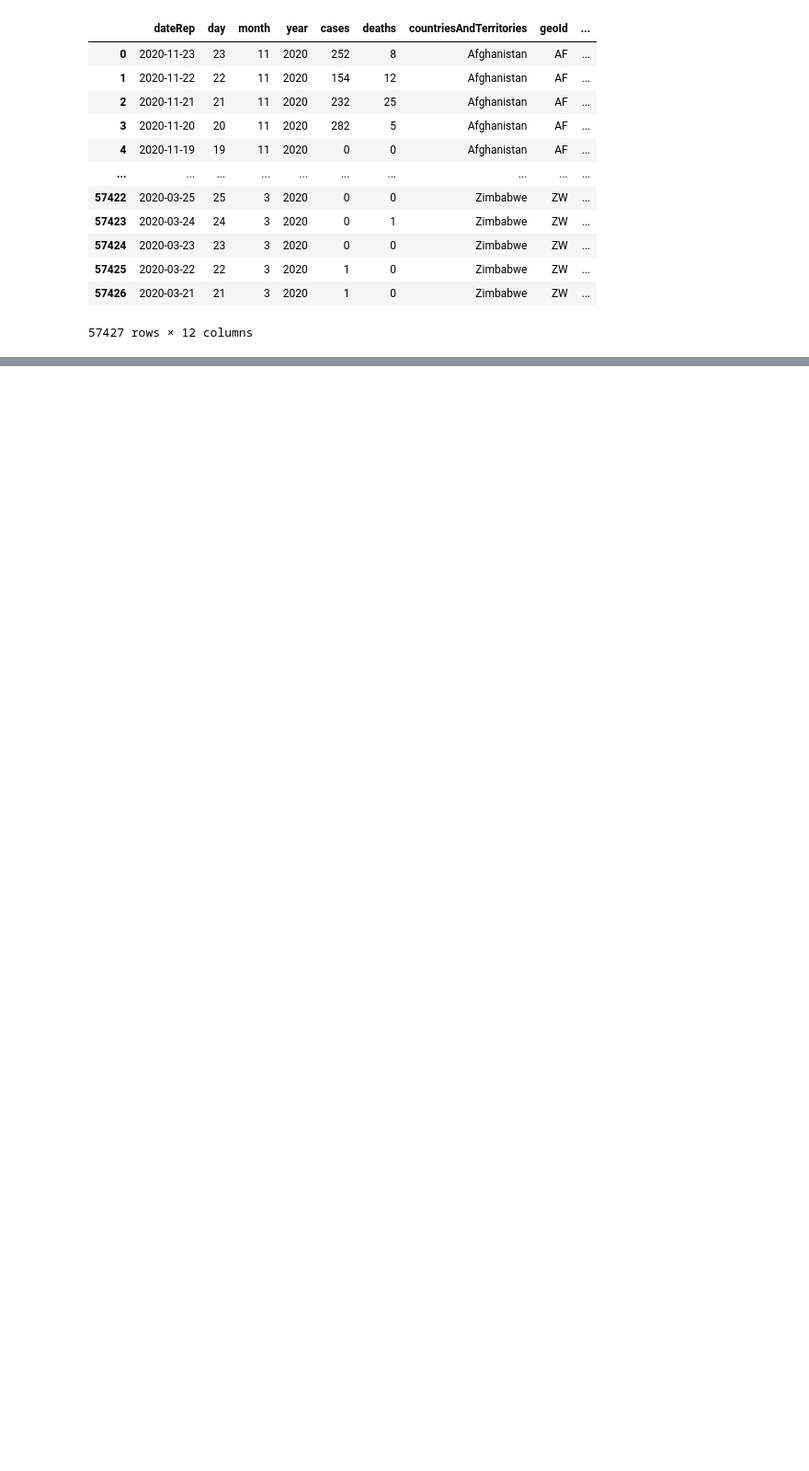
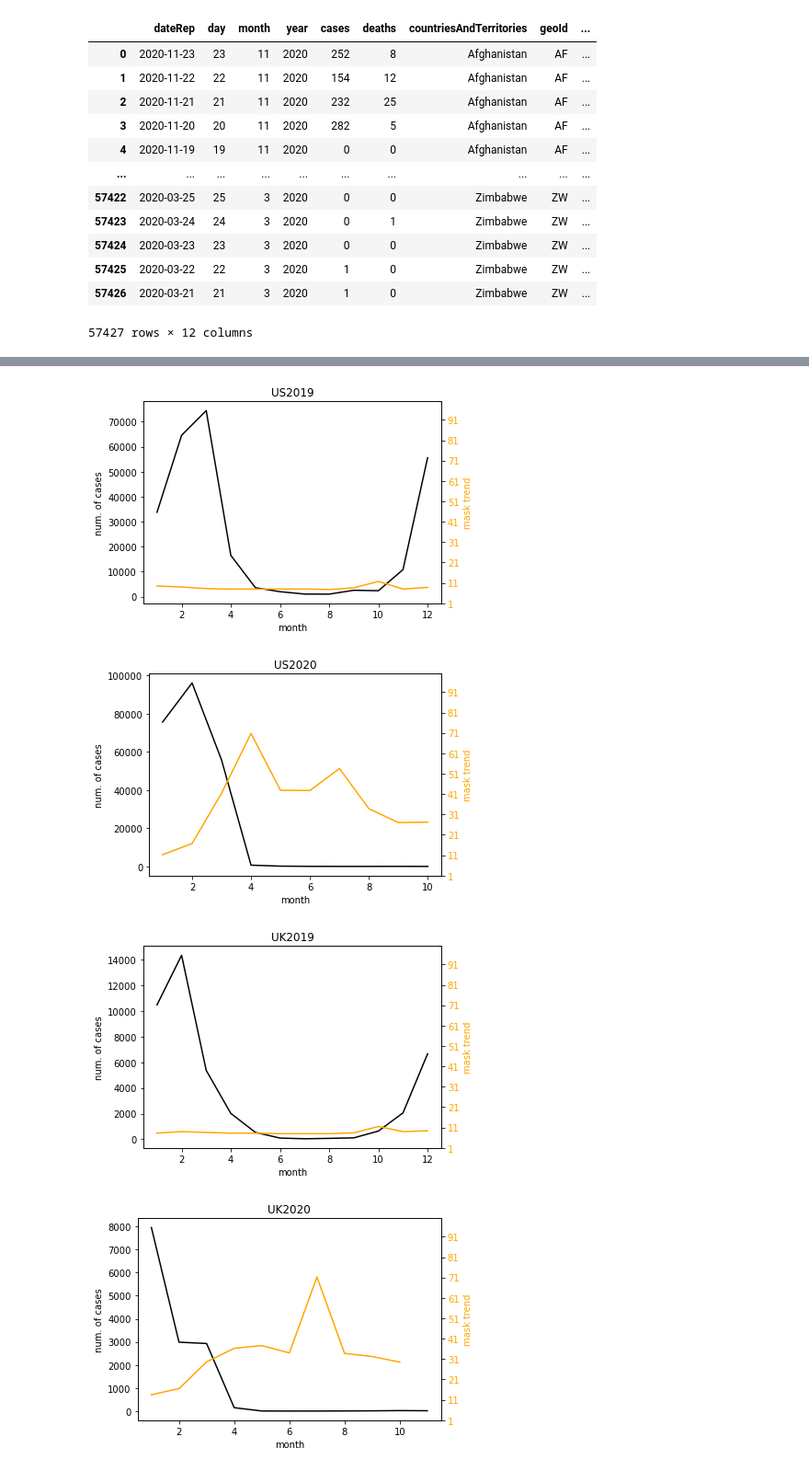
Before and after one commit to annaycc24/2020Fall_projects, a Jupyter notebook: final_pj_team05.ipynb, the cells around one changed output, grey strips where cells are left out. Shown: that part at 92% size. Drawn from its saved outputs; the diff is of its cells as text; code cells hidden in the pictures; blank space fills up the shorter version.

Commit message:
finished hypothesis one

```diff
--- a/final_pj_team05.ipynb
+++ b/final_pj_team05.ipynb
@@ -91,17 +96,7 @@ def extract_info(country: str):
     covid_case = get_covid_cases(country)
     result_data = aggregrate_data(fludata_new, mask_trend_new, covid_case, country)
     return result_data
-# %%
-# Data visualization
-# import matplotlib as plt
-def plot_graph(country: str):
-    flucase=country['flu cases']
-    DATE = []
-    for y, m in zip(country.Y, country.M):
-        DATE.append(date(y, m,1))
-    country['DATE'] = DATE
-    time=country['DATE']
-    plt.plot(time,flucase)
-    plt.xlabel('month')
-    plt.ylabel('num. of cases')
-    plt.show()
+# %%
+def separate_date(data, year: int) -> pd.DataFrame:
+    data_new = data.loc[data["year"] == year]
+    return data_new
@@ -171,0 +207,15 @@ china_graph=plot_graph(china)
+# %%
+# hypothesis 1 -> 把2019和2020年分開兩張圖，比較flu cases變化 (flu+口罩的線) -> 作結論 (plot x 6)
+us_graph2019=plot_graph(us, 2019)
+us_graph2020=plot_graph(us, 2020)
+
+uk_graph2019=plot_graph(uk1920, 2019)
+uk_graph2020=plot_graph(uk1920, 2020)
+
+china_graph2019=plot_graph(china, 2019)
+china_graph2020=plot_graph(china, 2020)
+# %% [output]
+[figure, added]
+[figure, added]
+[figure, added]
+[figure, added]
```
Also changed, not shown: parts of 15 cells of this notebook.
